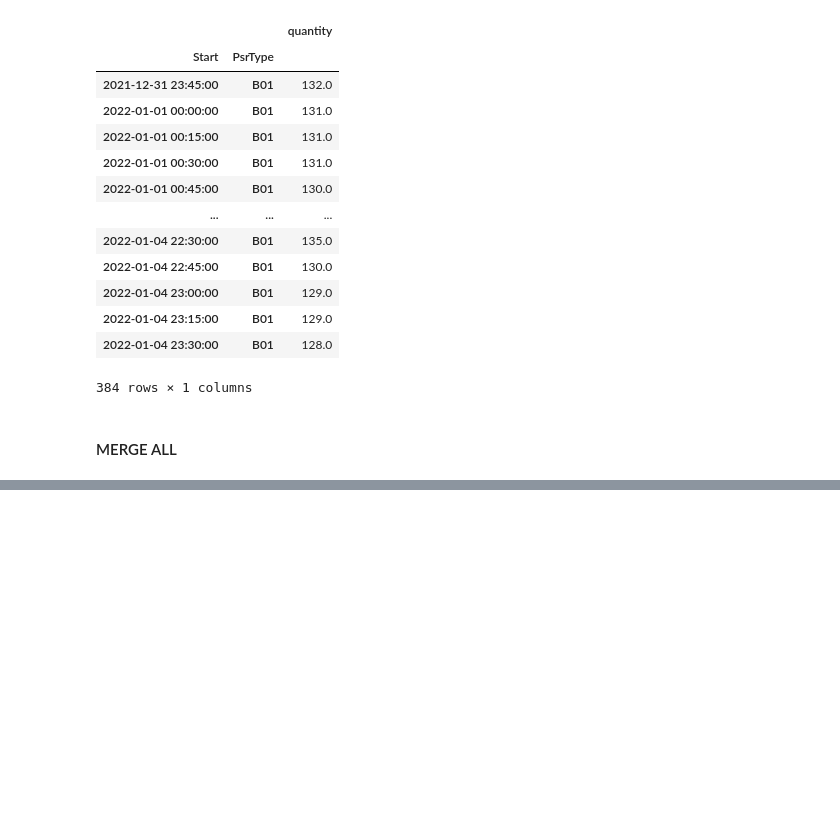
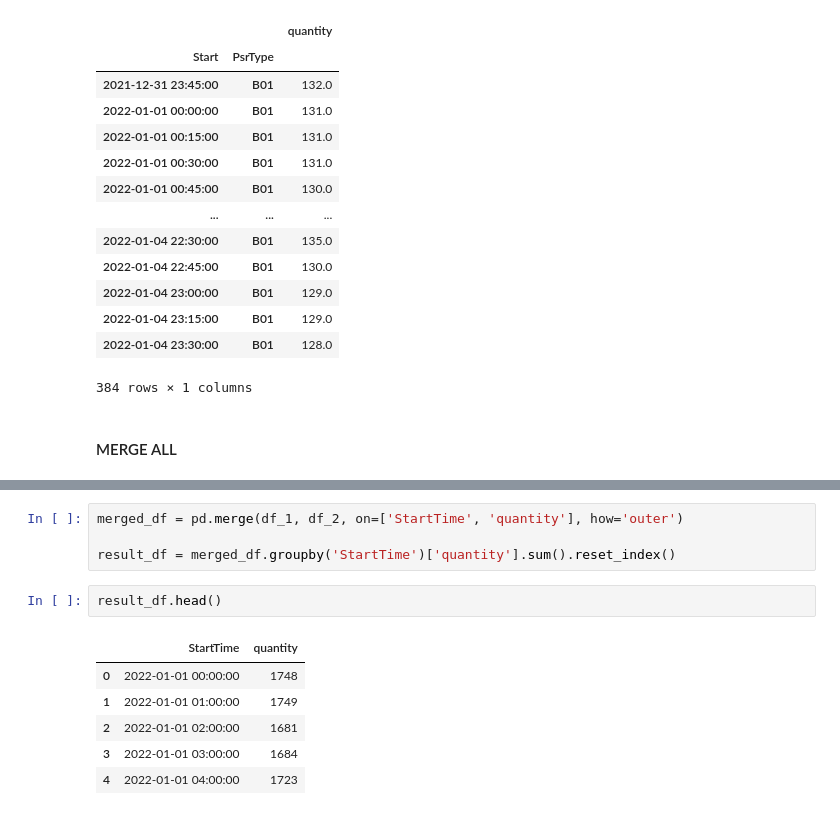
Before and after one commit to s-matke/eco-forecast, a Jupyter notebook: src/combine_data.ipynb, the cells around one changed output, grey strips where cells are left out. Drawn from its saved outputs; the diff is of its cells as text; blank space fills up the shorter version.

```diff
--- a/src/combine_data.ipynb
+++ b/src/combine_data.ipynb
@@ -511,0 +549,13 @@ for dir in data_dirs:
+# %%
+merged_df = pd.merge(df_1, df_2, on=['StartTime', 'quantity'], how='outer')
+
+result_df = merged_df.groupby('StartTime')['quantity'].sum().reset_index()
+# %%
+result_df.head()
+# %% [output]
+|  | StartTime | quantity |
+| 0 | 2022-01-01 00:00:00 | 1748 |
+| 1 | 2022-01-01 01:00:00 | 1749 |
+| 2 | 2022-01-01 02:00:00 | 1681 |
+| 3 | 2022-01-01 03:00:00 | 1684 |
+| 4 | 2022-01-01 04:00:00 | 1723 |
```
Also changed, not shown: parts of 10 cells of this notebook.
